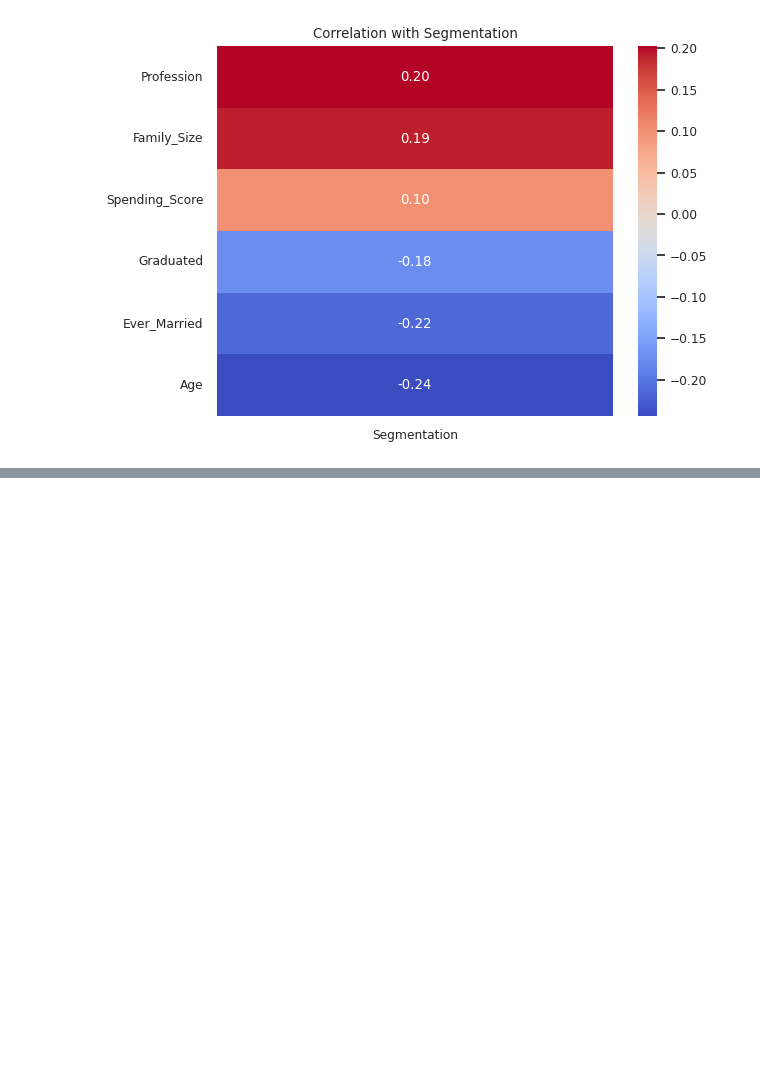
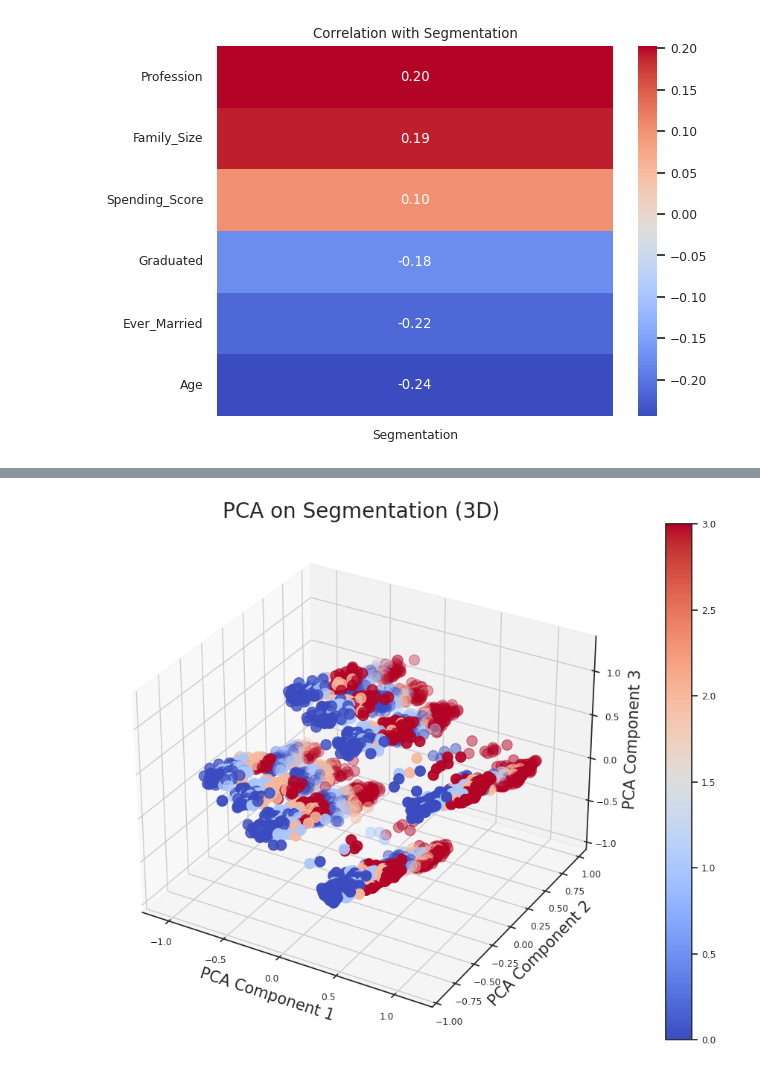
Before and after one commit to lucas-bruzzone/Customer-Segmentation, a Jupyter notebook: customer-segmentation.ipynb, the cells around one changed output, grey strips where cells are left out. Drawn from its saved outputs; the diff is of its cells as text; code cells hidden in the pictures; blank space fills up the shorter version.

Commit message:
Kaggle Notebook | Customer Segmentation | Version 2

```diff
--- a/customer-segmentation.ipynb
+++ b/customer-segmentation.ipynb
@@ -165,23 +165,3 @@ def visualize_data(df, column1, column2=None):
 visualize_data(train, 'Age')
 # %% [output]
 [interactive output not drawn]
-# %%
-import pandas as pd
-
-def create_age_range_column(df):
-    # Find the interval limits based on the ages present in the DataFrame
-    min_age = df['Age'].min()
-    max_age = df['Age'].max()
-
-    # Automatically create intervals based on the minimum and maximum age
-    bins = [min_age, 30, 40, 50, 60, 70, max_age]
-
-    # Define labels for the intervals
-    labels = ['18-30', '31-40', '41-50', '51-60', '61-70', '71+']
-
-    # Add the 'age_range' column using cut to map ages to intervals
-    df['age_range'] = pd.cut(df['Age'], bins=bins, labels=labels, right=False)
-
-    return df
-
-train = create_age_range_column(train)
@@ -276,0 +371,12 @@ target_corr_filtered = plot_correlation_heatmap(train, 'Segmentation')
+# %%
+data = train.copy()
+method = 'pca'
+
+decomp = Decomp(n_components=3, method=method, scaler_method='minmax')
+decomp_feature = decomp.dimension_reduction(data)
+decomp_feature = pd.concat([train['Segmentation'], decomp_feature], axis=1)
+decomp.decomp_plot(decomp_feature, method.upper(), 'Segmentation')
+
+del data
+# %% [output]
+[figure, added]
```
Also changed, not shown: parts of 17 cells of this notebook.
